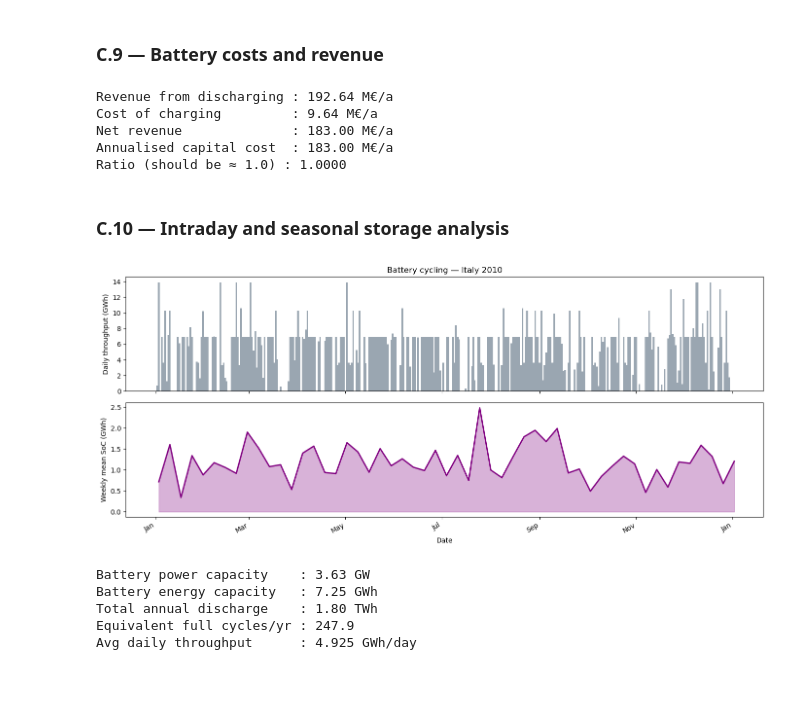
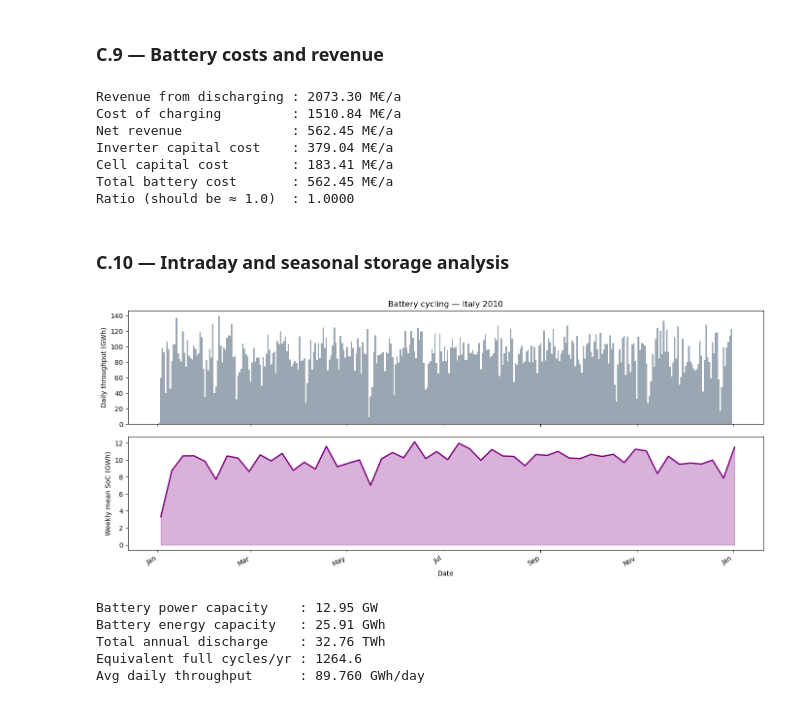
Before and after one commit to kryists/46770-integrated-energy-grids, a Jupyter notebook: taskA.ipynb, the cells around one changed output. Cells and saved outputs as stored; diff of their text form; code cells hidden in the pictures.

```diff
--- a/taskA.ipynb
+++ b/taskA.ipynb
@@ -872,7 +907,10 @@ plot_week(nc, f'{year}-01-05', f'Dispatch — Winter week (January {year})', 'pi
 ### C.6 — SOC of full year
 # %%
 soc_full   = strip_tz(nc.storage_units_t.state_of_charge["Battery"])
-bat_p_full = strip_tz(nc.storage_units_t.p["Battery"])
+bat_p_full = strip_tz(nc.links_t.p0["Battery_inverter"])
+# convention: negative = discharging (power flows to AC), positive = charging
+bat_discharge_full = bat_p_full.clip(upper=0).abs()
+bat_charge_full    = bat_p_full.clip(lower=0)
 
 fig, axes = plt.subplots(2, 1, figsize=(14, 6), sharex=True)
 
@@ -880,11 +918,9 @@ axes[0].fill_between(soc_full.index, soc_full.values / 1e3, color='purple', alph
 axes[0].set_ylabel('State of Charge (GWh)')
 axes[0].set_title(f'Battery state of charge — Italy {year}')
 
-axes[1].fill_between(bat_p_full.index,
-                     bat_p_full.clip(lower=0).values / 1e3, 0,
+axes[1].fill_between(bat_discharge_full.index, 0,  bat_discharge_full.values / 1e3,
                      color=COLORS['Battery'], alpha=0.7, label='Discharging')
-axes[1].fill_between(bat_p_full.index, 0,
-                     -bat_p_full.clip(upper=0).values / 1e3,
+axes[1].fill_between(bat_charge_full.index,    0, -bat_charge_full.values / 1e3,
                      color='steelblue', alpha=0.6, label='Charging')
 axes[1].set_ylabel('Power (GW)')
 axes[1].set_xlabel('Date')
@@ -1038,75 +1072,80 @@ plt.show()
 # %% [markdown]
 ### C.9 — Battery costs and revenue
 # %%
-# Both series already have matching tz-naive indices after strip_tz
-bat_p_s = strip_tz(nc.storage_units_t.p["Battery"])
-price   = strip_tz(nc.buses_t.marginal_price)
-# marginal_price may be a DataFrame; squeeze to Series
+bat_p0_s = strip_tz(nc.links_t.p0["Battery_inverter"])
+price    = strip_tz(nc.buses_t.marginal_price)
 if isinstance(price, pd.DataFrame):
     price = price["ITA"] if "ITA" in price.columns else price.squeeze()
 
-bat_p_s, price = bat_p_s.align(price, join="inner")
+bat_p0_s, price = bat_p0_s.align(price, join="inner")
 
-discharge = bat_p_s.clip(lower=0)
-charge    = bat_p_s.clip(upper=0).abs()
+# Discharging: negative p0 → power enters AC bus → revenue
+# Charging:    positive p0 → power leaves AC bus → cost
+discharge = bat_p0_s.clip(upper=0).abs()
+charge    = bat_p0_s.clip(lower=0)
 
 rev_discharge = (discharge * price).sum() / 1e6   # M€
 cost_charging = (charge    * price).sum() / 1e6   # M€
-net_revenue   = rev_discharge - cost_charging      # M€
+net_revenue   = rev_discharge - cost_charging
 
-annualised_cost = (nc.storage_units.p_nom_opt["Battery"]
-                   * capital_cost_battery / 1e6)   # M€/a
+# Total annualised cost = inverter cost + cell cost
+inverter_cost = nc.links.at["Battery_inverter", "p_nom_opt"] * capital_cost_inverter / 1e6
+cell_cost     = nc.storage_units.at["Battery", "p_nom_opt"]  * capital_cost_cells    / 1e6
+total_bat_cost = inverter_cost + cell_cost
 
 print(f"Revenue from discharging : {rev_discharge:.2f} M€/a")
 print(f"Cost of charging         : {cost_charging:.2f} M€/a")
 print(f"Net revenue              : {net_revenue:.2f} M€/a")
-print(f"Annualised capital cost  : {annualised_cost:.2f} M€/a")
-print(f"Ratio (should be ≈ 1.0) : {net_revenue/annualised_cost:.4f}")
+print(f"Inverter capital cost    : {inverter_cost:.2f} M€/a")
+print(f"Cell capital cost        : {cell_cost:.2f} M€/a")
+print(f"Total battery cost       : {total_bat_cost:.2f} M€/a")
+print(f"Ratio (should be ≈ 1.0)  : {net_revenue/total_bat_cost:.4f}")
 # %% [output]
-Revenue from discharging : 192.64 M€/a
-Cost of charging         : 9.64 M€/a
-Net revenue              : 183.00 M€/a
-Annualised capital cost  : 183.00 M€/a
-Ratio (should be ≈ 1.0) : 1.0000
+Revenue from discharging : 2073.30 M€/a
+Cost of charging         : 1510.84 M€/a
+Net revenue              : 562.45 M€/a
+Inverter capital cost    : 379.04 M€/a
+Cell capital cost        : 183.41 M€/a
+Total battery cost       : 562.45 M€/a
+Ratio (should be ≈ 1.0)  : 1.0000
 # %% [markdown]
 ### C.10 — Intraday and seasonal storage analysis
 # %%
-# bat_p_full and soc_full already tz-naive from C.6
-bat_discharge_ts = bat_p_full.clip(lower=0)   # MW hourly
+bat_discharge_ts = bat_discharge_full   # already tz-naive from C.6
 
 intraday_throughput = bat_discharge_ts.resample("D").sum() / 1e3   # GWh/day
 soc_weekly          = soc_full.resample("W").mean() / 1e3          # GWh
 
 fig, axes = plt.subplots(2, 1, figsize=(14, 6), sharex=True)
 
 axes[0].bar(intraday_throughput.index, intraday_throughput.values,
             color=COLORS['Battery'], alpha=0.7, width=1)
 axes[0].set_ylabel('Daily throughput (GWh)')
 axes[0].set_title(f'Battery cycling — Italy {year}')
 
 axes[1].plot(soc_weekly.index, soc_weekly.values, color='purple', lw=2)
 axes[1].fill_between(soc_weekly.index, 0, soc_weekly.values, color='purple', alpha=0.3)
 axes[1].set_ylabel('Weekly mean SoC (GWh)')
 axes[1].set_xlabel('Date')
 axes[1].xaxis.set_major_formatter(mdates.DateFormatter('%b'))
 fig.autofmt_xdate()
 fig.tight_layout()
 plt.savefig('pics/taskC_intraday_seasonal.png', dpi=150, bbox_inches='tight')
 plt.show()
 
-max_energy      = nc.storage_units.p_nom_opt["Battery"] * 2   # MWh
-total_discharge = bat_discharge_ts.sum()                       # MWh
+max_energy      = nc.storage_units.at["Battery", "p_nom_opt"] * 2   # MWh
+total_discharge = bat_discharge_ts.sum()                              # MWh
 n_cycles        = total_discharge / max_energy if max_energy > 0 else 0
 
-print(f"Battery power capacity    : {nc.storage_units.p_nom_opt['Battery']/1e3:.2f} GW")
+print(f"Battery power capacity    : {nc.links.at['Battery_inverter', 'p_nom_opt']/1e3:.2f} GW")
 print(f"Battery energy capacity   : {max_energy/1e3:.2f} GWh")
 print(f"Total annual discharge    : {total_discharge/1e6:.2f} TWh")
 print(f"Equivalent full cycles/yr : {n_cycles:.1f}")
 print(f"Avg daily throughput      : {total_discharge/365/1e3:.3f} GWh/day")
 # %% [output]
-[figure, old version]
+[figure, new version]
-Battery power capacity    : 3.63 GW
-Battery energy capacity   : 7.25 GWh
-Total annual discharge    : 1.80 TWh
-Equivalent full cycles/yr : 247.9
-Avg daily throughput      : 4.925 GWh/day
+Battery power capacity    : 12.95 GW
+Battery energy capacity   : 25.91 GWh
+Total annual discharge    : 32.76 TWh
+Equivalent full cycles/yr : 1264.6
+Avg daily throughput      : 89.760 GWh/day
```
Also changed, not shown: parts of 11 cells of this notebook, 7 other files.
